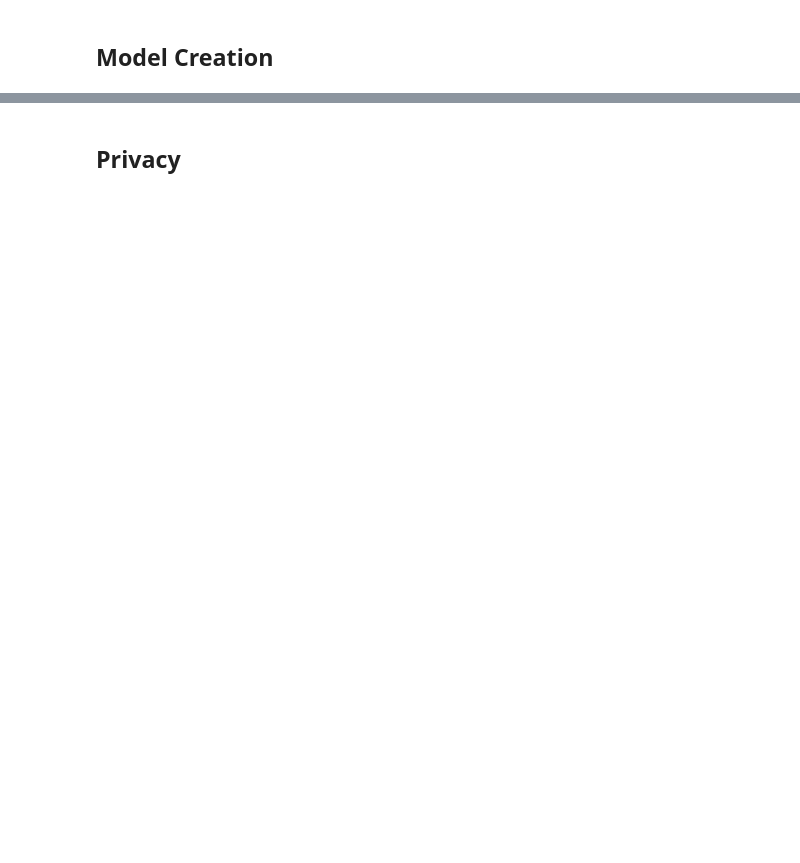
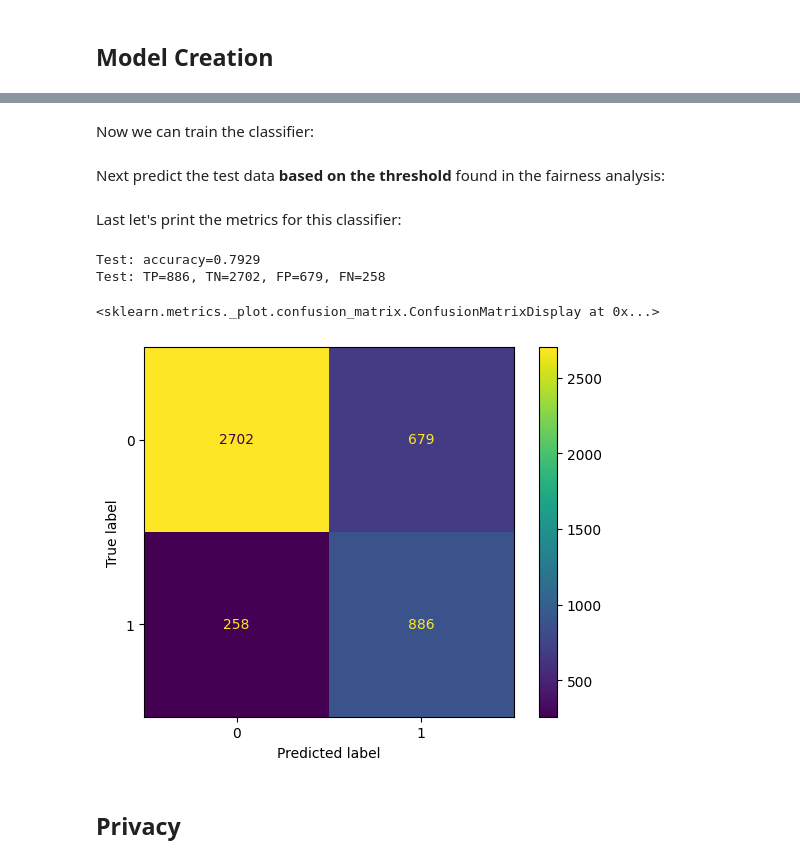
Before and after one commit to stef4k/responsible-data-science-project, a Jupyter notebook: wf-project-01.ipynb, the cells around one changed output, grey strips where cells are left out. Cells and saved outputs as stored; diff of their text form; code cells hidden in the pictures; blank space fills up the shorter version.

Commit message:
Add fairness analysis and classifier

```diff
--- a/wf-project-01.ipynb
+++ b/wf-project-01.ipynb
@@ -128,0 +252,5 @@ disp.plot()
+# %%
+privileged_groups = [{'Age':1,
+                      'Sex':1}]
+unprivileged_groups = [{'Age': 0,
+                       'Sex':0}]
@@ -128,0 +261,4 @@ disp.plot()
+# %%
+RW = Reweighing(unprivileged_groups=unprivileged_groups,
+                privileged_groups=privileged_groups)
+dataset_transf_train = RW.fit_transform(dataset_fair_train)
@@ -129,3 +327,45 @@ disp.plot()
+# %% [markdown]
+Now we can train the classifier:
+# %%
+model_fair_reweighted = RandomForestClassifier(random_state=123)
+model_fair_reweighted.fit(X_train_resampled, y_train_resampled, sample_weight=weights_resampled)
+
+X_test = dataset_fair_test.features
+y_test = dataset_fair_test.labels
+# %% [markdown]
+Next predict the test data <b> based on the threshold </b> found in the fairness analysis:
+# %%
+predictions = []
+threshold_fairness = 0.2080
+# positive class index
+pos_ind = 1
+
+for item in model_fair_reweighted.predict_proba(X_test)[:,pos_ind].reshape(-1,1):
+    if item >=  threshold_fairness:
+        predictions.append(1)
+    else:
+        predictions.append(0)
+# %% [markdown]
+Last let's print the metrics for this classifier:
+# %%
+accuracy = accuracy_score(y_test, predictions)
+print(f'Test: {accuracy=:.4f}')
+
+cm = confusion_matrix(y_test, predictions)
+
+TN = cm[0][0]
+FN = cm[1][0]
+TP = cm[1][1]
+FP = cm[0][1]
+print(f"Test: {TP=}, {TN=}, {FP=}, {FN=}")
+
+disp = ConfusionMatrixDisplay(confusion_matrix=cm, )
+disp.plot()
+# %% [output]
+Test: accuracy=0.7929
+Test: TP=886, TN=2702, FP=679, FN=258
+<sklearn.metrics._plot.confusion_matrix.ConfusionMatrixDisplay at 0x...>
+[figure, added]
 # %% [markdown]
 ## Privacy
 # %%
```
Also changed, not shown: parts of 21 cells of this notebook, 2 other files.
